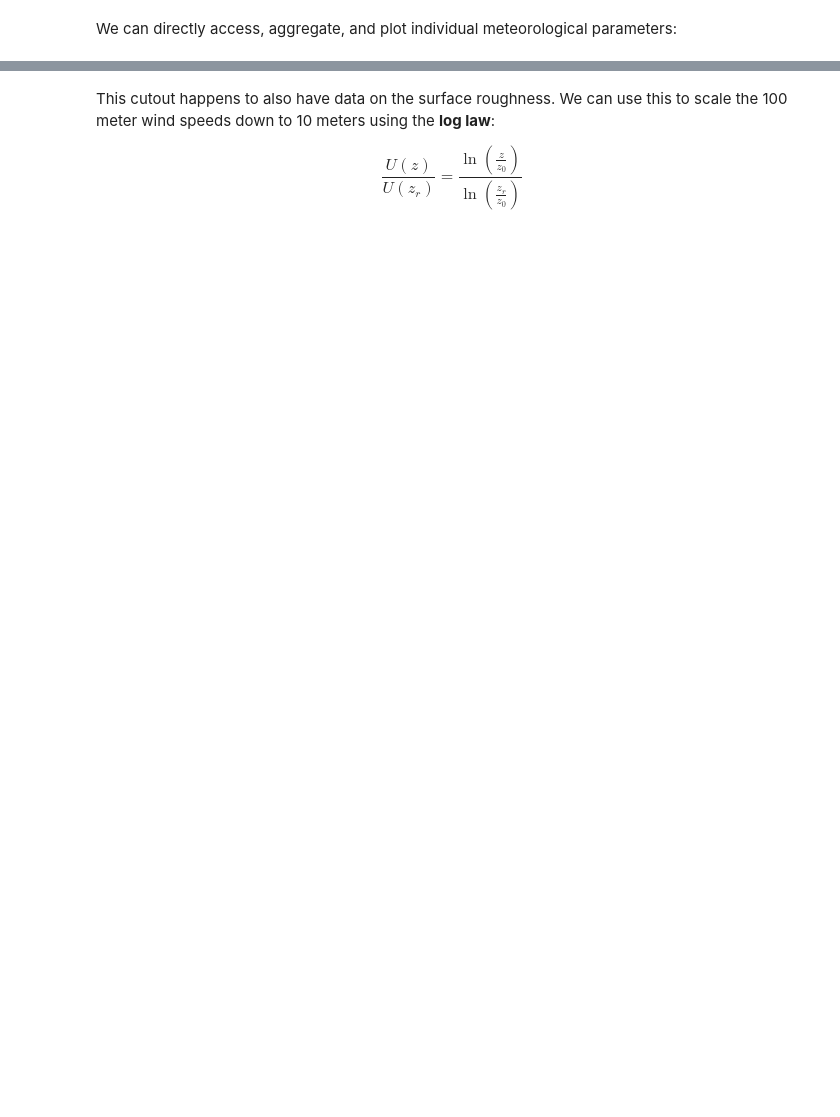
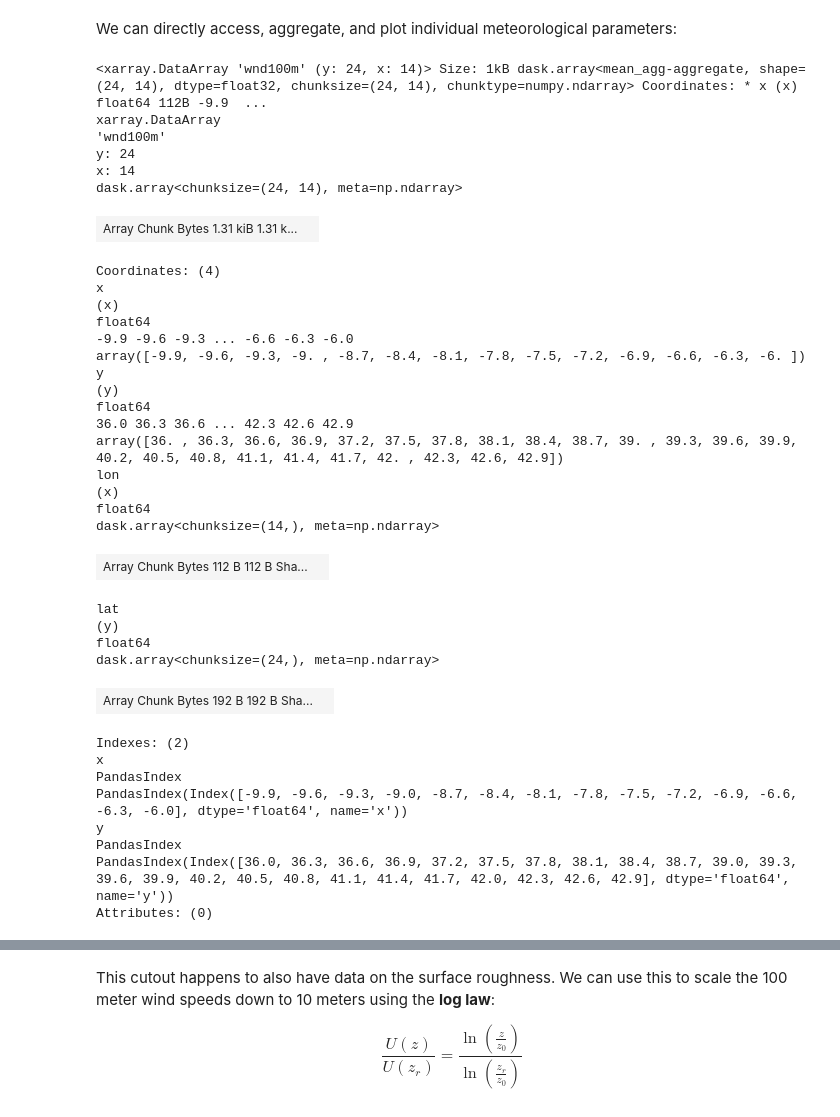
Before and after one commit to fneum/data-science-for-esm, a Jupyter notebook: data-science-for-esm/06-workshop-atlite.ipynb, the cells around one changed output, grey strips where cells are left out. Cells and saved outputs as stored; diff of their text form; code cells hidden in the pictures; blank space fills up the shorter version.

```diff
--- a/data-science-for-esm/06-workshop-atlite.ipynb
+++ b/data-science-for-esm/06-workshop-atlite.ipynb
@@ -308,6 +430,44 @@ cutout.grid.plot(ax=ax, edgecolor="grey", color="None")
 We can directly access, aggregate, and plot individual meteorological parameters:
 # %%
 wnd100m = cutout.data.wnd100m.mean(dim="time")
+wnd100m
+# %% [output]
+<xarray.DataArray 'wnd100m' (y: 24, x: 14)> Size: 1kB dask.array<mean_agg-aggregate, shape=(24, 14), dtype=float32, chunksize=(24, 14), chunktype=numpy.ndarray> Coordinates: * x (x) float64 112B -9.9  ...
+xarray.DataArray
+'wnd100m'
+y: 24
+x: 14
+dask.array<chunksize=(24, 14), meta=np.ndarray>
+| Array Chunk Bytes 1.31 kiB 1.31 k... |  |
+Coordinates: (4)
+x
+(x)
+float64
+-9.9 -9.6 -9.3 ... -6.6 -6.3 -6.0
+array([-9.9, -9.6, -9.3, -9. , -8.7, -8.4, -8.1, -7.8, -7.5, -7.2, -6.9, -6.6, -6.3, -6. ])
+y
+(y)
+float64
+36.0 36.3 36.6 ... 42.3 42.6 42.9
+array([36. , 36.3, 36.6, 36.9, 37.2, 37.5, 37.8, 38.1, 38.4, 38.7, 39. , 39.3, 39.6, 39.9, 40.2, 40.5, 40.8, 41.1, 41.4, 41.7, 42. , 42.3, 42.6, 42.9])
+lon
+(x)
+float64
+dask.array<chunksize=(14,), meta=np.ndarray>
+| Array Chunk Bytes 112 B 112 B Sha... |  |
+lat
+(y)
+float64
+dask.array<chunksize=(24,), meta=np.ndarray>
+| Array Chunk Bytes 192 B 192 B Sha... |  |
+Indexes: (2)
+x
+PandasIndex
+PandasIndex(Index([-9.9, -9.6, -9.3, -9.0, -8.7, -8.4, -8.1, -7.8, -7.5, -7.2, -6.9, -6.6, -6.3, -6.0], dtype='float64', name='x'))
+y
+PandasIndex
+PandasIndex(Index([36.0, 36.3, 36.6, 36.9, 37.2, 37.5, 37.8, 38.1, 38.4, 38.7, 39.0, 39.3, 39.6, 39.9, 40.2, 40.5, 40.8, 41.1, 41.4, 41.7, 42.0, 42.3, 42.6, 42.9], dtype='float64', name='y'))
+Attributes: (0)
 # %%
 ax = plt.axes(projection=ccrs.PlateCarree())
 
```
Also changed, not shown: parts of 103 cells of this notebook, 2 other files.
